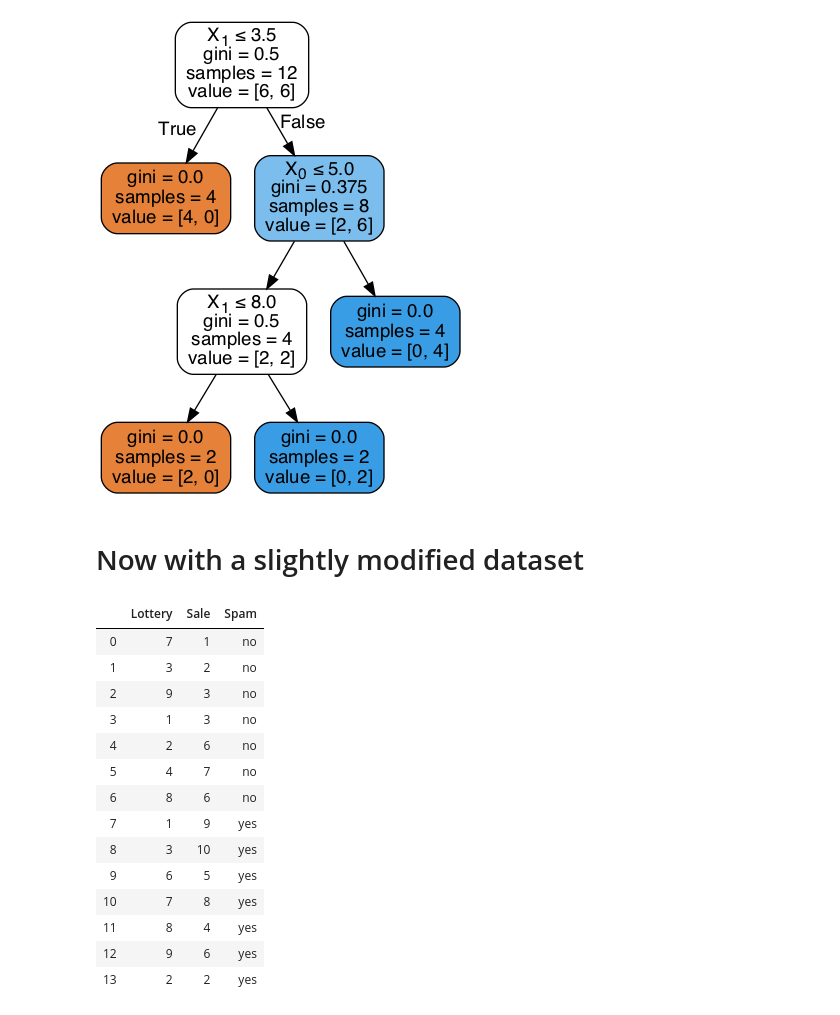
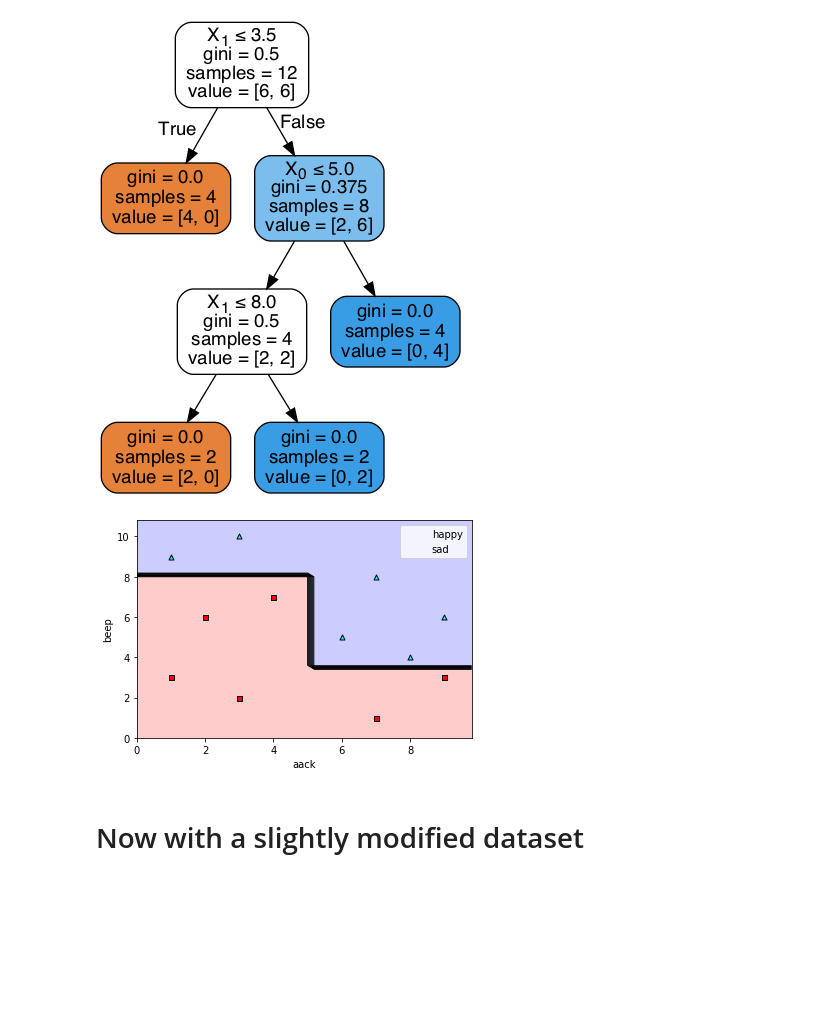
Before and after one commit to luisguiserrano/manning, a Jupyter notebook: Chapter 10 - Ensemble Methods/Ensemble Methods.ipynb, the cells around one changed output. Drawn from its saved outputs; the diff is of its cells as text; code cells hidden in the pictures; blank space fills up the shorter version.

```diff
--- a/Chapter 10 - Ensemble Methods/Ensemble Methods.ipynb
+++ b/Chapter 10 - Ensemble Methods/Ensemble Methods.ipynb
@@ -51,27 +93,9 @@ graph = pydotplus.graph_from_dot_data(dot_data.getvalue())
 Image(graph.create_png())
 # %% [output]
 [figure]
+# %%
+plot_model(X, y, spam_decision_tree)
+# %% [output]
+[figure, added]
 # %% [markdown]
 # Now with a slightly modified dataset
-# %%
-new_spam_dataset = pd.DataFrame({
-    'Lottery':[7,3,9,1,2,4,8,1,3,6,7,8,9,2],
-    'Sale':[1,2,3,3,6,7,6,9,10,5,8,4,6,2],
-    'Spam': ['no','no','no','no','no','no','no','yes','yes','yes','yes','yes','yes','yes']})
-new_spam_dataset
-# %% [output]
-|  | Lottery | Sale | Spam |
-| 0 | 7 | 1 | no |
-| 1 | 3 | 2 | no |
-| 2 | 9 | 3 | no |
-| 3 | 1 | 3 | no |
-| 4 | 2 | 6 | no |
-| 5 | 4 | 7 | no |
-| 6 | 8 | 6 | no |
-| 7 | 1 | 9 | yes |
-| 8 | 3 | 10 | yes |
-| 9 | 6 | 5 | yes |
-| 10 | 7 | 8 | yes |
-| 11 | 8 | 4 | yes |
-| 12 | 9 | 6 | yes |
-| 13 | 2 | 2 | yes |
```
Also changed, not shown: parts of 11 cells of this notebook.
